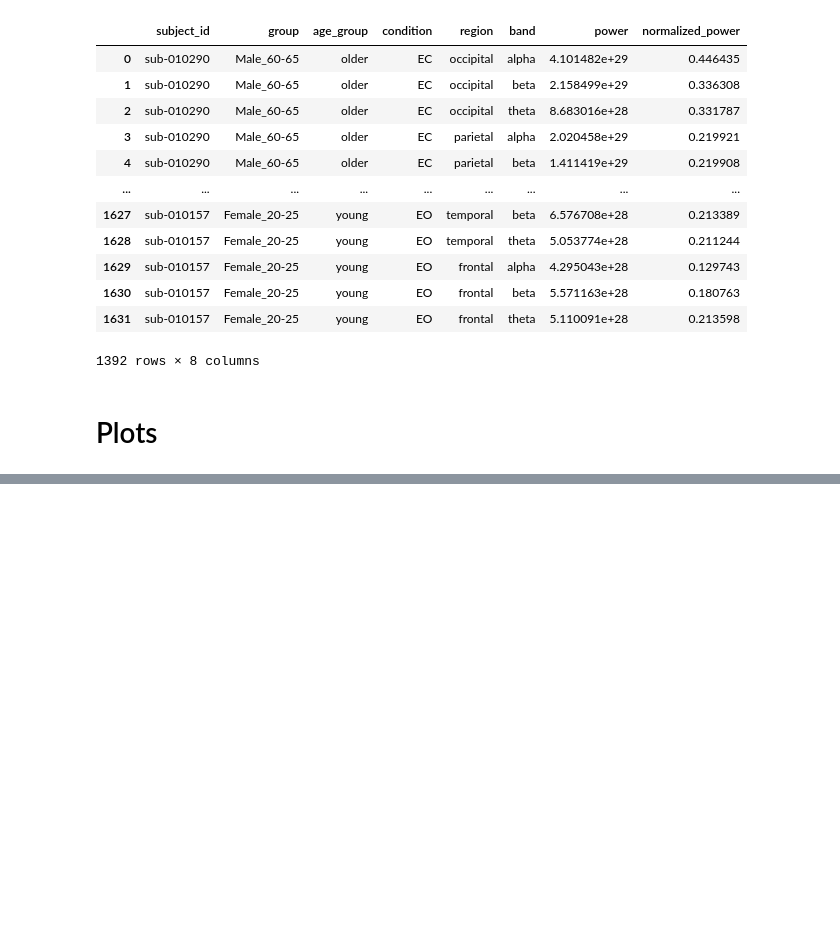
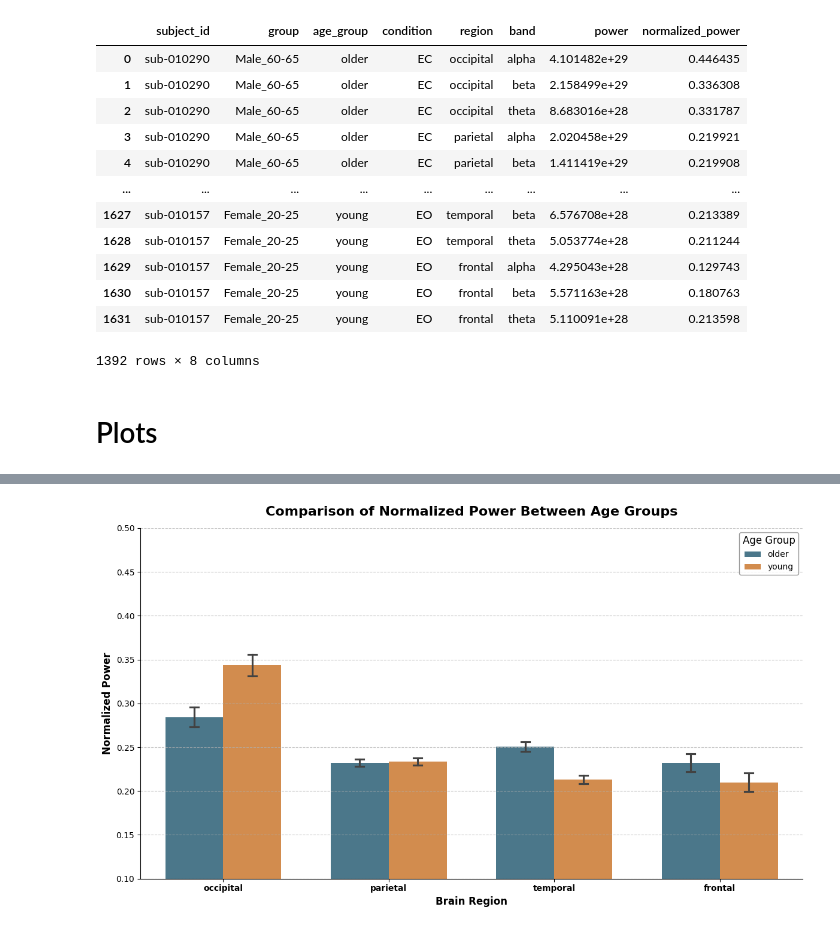
Before and after one commit to akovalp/CTOMIEEGPython, a Jupyter notebook: analysis.ipynb, the cells around one changed output, grey strips where cells are left out. Saved outputs shown, nothing was run; the diff lists cells and outputs as text; code cells hidden in the pictures; blank space fills up the shorter version.

```diff
--- a/analysis.ipynb
+++ b/analysis.ipynb
@@ -144 +172,46 @@ plt.show()
+# %%
+# Enhanced bar plot with improved styling
+plt.figure(figsize=(12, 7))
+
+# Create bar plot with better colors and styling
+ax = sns.barplot(
+    x='region',
+    y='normalized_power',
+    data=new_df_normalized,
+    hue='age_group',
+    palette=['#2b6d89', '#e67e22'],  # More distinct colors
+    errorbar=('ci', 95),
+    capsize=0.1,
+    width=0.7,
+    alpha=0.9
+)
+
+# Add horizontal grid lines for easier value reading
+plt.grid(axis='y', linestyle='--', alpha=0.7, zorder=0)
+
+# Improve the title and labels
+plt.title('Comparison of Normalized Power Between Age Groups', fontsize=16, fontweight='bold', pad=15)
+plt.xlabel('Brain Region', fontsize=12, fontweight='bold')
+plt.ylabel('Normalized Power', fontsize=12, fontweight='bold')
+
+# Format x-axis tick labels
+plt.xticks(fontweight='bold')
+
+# Set y-axis limits and ticks
+plt.ylim([0.10, 0.50])
+plt.yticks(np.arange(0.10, 0.55, 0.05))
+
+# Enhance legend
+plt.legend(title='Age Group', title_fontsize=12, frameon=True, facecolor='white', edgecolor='gray')
+
+# Add subtle box around the plot
+plt.box(True)
+ax.spines['top'].set_visible(False)
+ax.spines['right'].set_visible(False)
+
+# Tighter layout
+plt.tight_layout()
+plt.show()
+# %% [output]
+[figure, added]
 # %%
```
Also changed, not shown: parts of 5 cells of this notebook.
